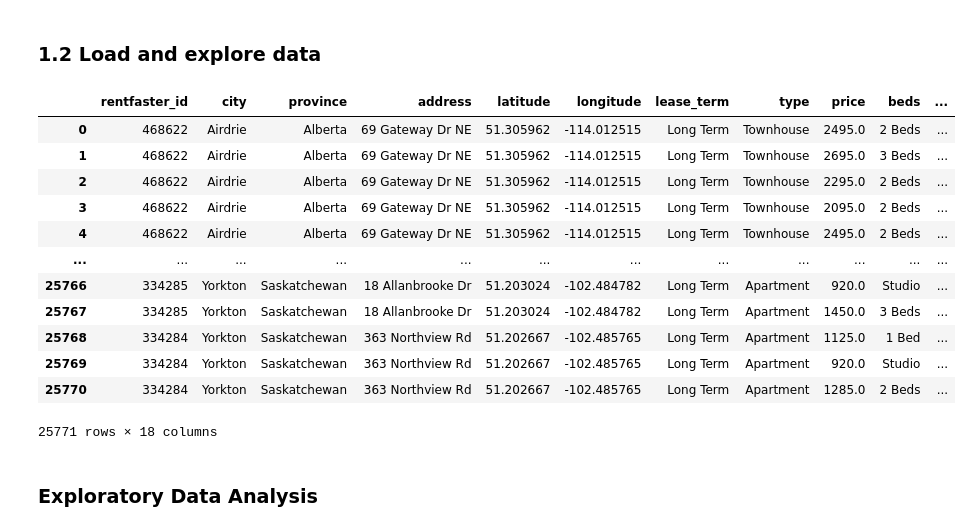
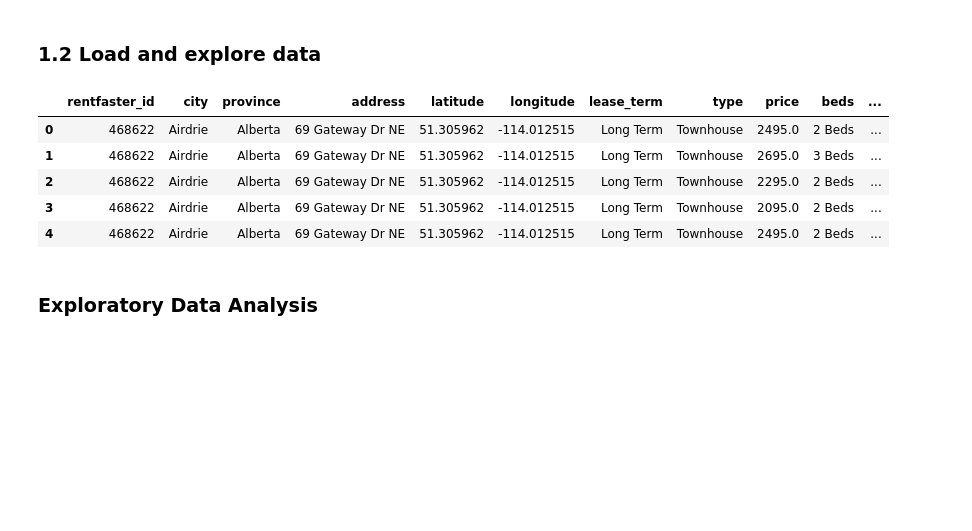
Before and after one commit to AldaJiji/Regression-Project, a Jupyter notebook: Regression Project.ipynb, the cells around one changed output. Saved outputs shown, nothing was run; the diff lists cells and outputs as text; code cells hidden in the pictures; blank space fills up the shorter version.

```diff
--- a/Regression Project.ipynb
+++ b/Regression Project.ipynb
@@ -28,21 +28,14 @@ from sklearn.metrics import mean_absolute_error, mean_squared_error, r2_score
 ### 1.2 Load and explore data
 # %%
 df = pd.read_csv("./canada_rent.csv")
-df
+df.head()
 # %% [output]
 |  | rentfaster_id | city | province | address | latitude | longitude | lease_term | type | price | beds | ... |
 | 0 | 468622 | Airdrie | Alberta | 69 Gateway Dr NE | 51.305962 | -114.012515 | Long Term | Townhouse | 2495.0 | 2 Beds | ... |
 | 1 | 468622 | Airdrie | Alberta | 69 Gateway Dr NE | 51.305962 | -114.012515 | Long Term | Townhouse | 2695.0 | 3 Beds | ... |
 | 2 | 468622 | Airdrie | Alberta | 69 Gateway Dr NE | 51.305962 | -114.012515 | Long Term | Townhouse | 2295.0 | 2 Beds | ... |
 | 3 | 468622 | Airdrie | Alberta | 69 Gateway Dr NE | 51.305962 | -114.012515 | Long Term | Townhouse | 2095.0 | 2 Beds | ... |
 | 4 | 468622 | Airdrie | Alberta | 69 Gateway Dr NE | 51.305962 | -114.012515 | Long Term | Townhouse | 2495.0 | 2 Beds | ... |
-| ... | ... | ... | ... | ... | ... | ... | ... | ... | ... | ... | ... |
-| 25766 | 334285 | Yorkton | Saskatchewan | 18 Allanbrooke Dr | 51.203024 | -102.484782 | Long Term | Apartment | 920.0 | Studio | ... |
-| 25767 | 334285 | Yorkton | Saskatchewan | 18 Allanbrooke Dr | 51.203024 | -102.484782 | Long Term | Apartment | 1450.0 | 3 Beds | ... |
-| 25768 | 334284 | Yorkton | Saskatchewan | 363 Northview Rd | 51.202667 | -102.485765 | Long Term | Apartment | 1125.0 | 1 Bed | ... |
-| 25769 | 334284 | Yorkton | Saskatchewan | 363 Northview Rd | 51.202667 | -102.485765 | Long Term | Apartment | 920.0 | Studio | ... |
-| 25770 | 334284 | Yorkton | Saskatchewan | 363 Northview Rd | 51.202667 | -102.485765 | Long Term | Apartment | 1285.0 | 2 Beds | ... |
-25771 rows × 18 columns
 # %% [markdown]
 ### Exploratory Data Analysis
 # %%
```
Also changed, not shown: parts of 19 cells of this notebook.
